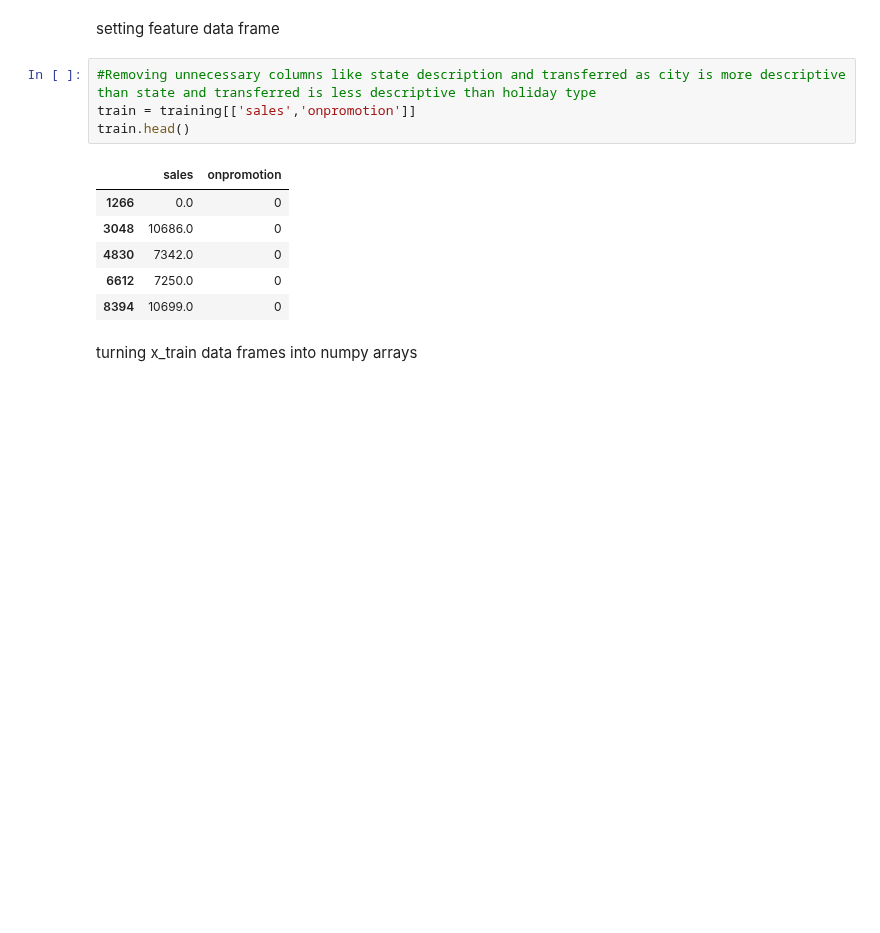
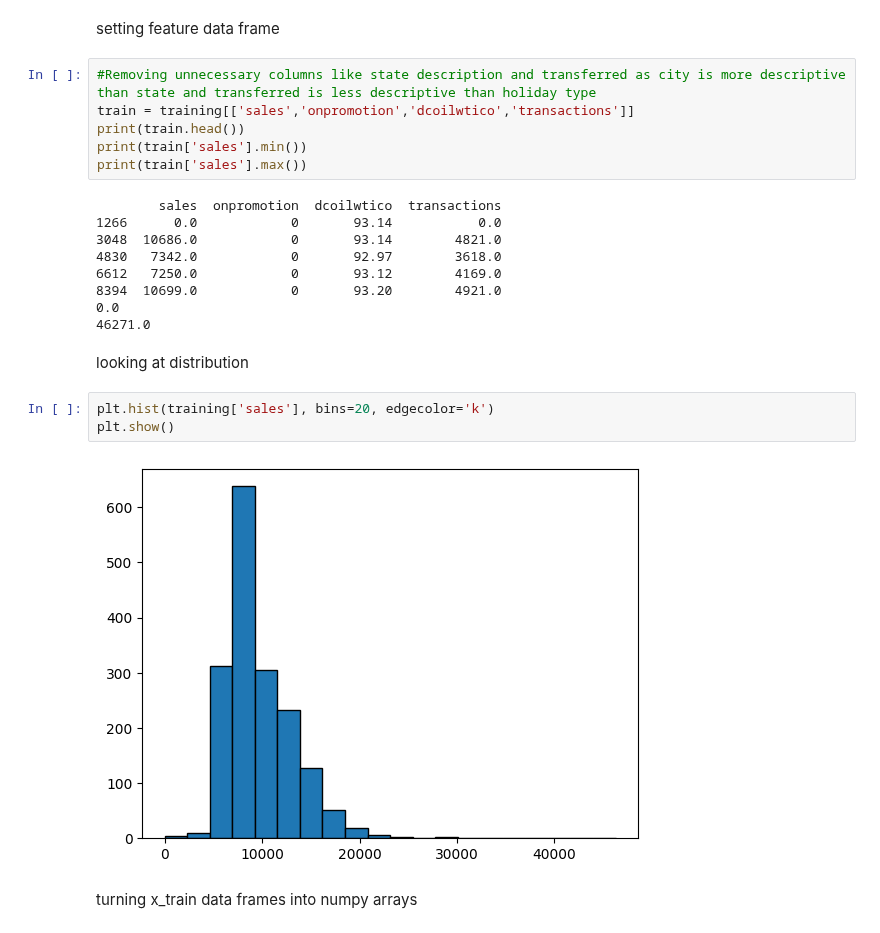
Before and after one commit to lieric90/Store-Sales, a Jupyter notebook: Store Sales Predictions/store_sale_predictions.ipynb, the cells around one changed output. Cells and saved outputs as stored; diff of their text form; blank space fills up the shorter version.

```diff
--- a/Store Sales Predictions/store_sale_predictions.ipynb
+++ b/Store Sales Predictions/store_sale_predictions.ipynb
@@ -392,15 +393,26 @@ training.head()
 setting feature data frame
 # %%
 #Removing unnecessary columns like state description and transferred as city is more descriptive than state and transferred is less descriptive than holiday type
-train = training[['sales','onpromotion']]
-train.head()
+train = training[['sales','onpromotion','dcoilwtico','transactions']]
+print(train.head())
+print(train['sales'].min())
+print(train['sales'].max())
 # %% [output]
-|  | sales | onpromotion |
-| 1266 | 0.0 | 0 |
-| 3048 | 10686.0 | 0 |
-| 4830 | 7342.0 | 0 |
-| 6612 | 7250.0 | 0 |
-| 8394 | 10699.0 | 0 |
+        sales  onpromotion  dcoilwtico  transactions
+1266      0.0            0       93.14           0.0
+3048  10686.0            0       93.14        4821.0
+4830   7342.0            0       92.97        3618.0
+6612   7250.0            0       93.12        4169.0
+8394  10699.0            0       93.20        4921.0
+0.0
+46271.0
+# %% [markdown]
+looking at distribution
+# %%
+plt.hist(training['sales'], bins=20, edgecolor='k')
+plt.show()
+# %% [output]
+[figure, added]
 # %% [markdown]
 turning x_train data frames into numpy arrays
 # %%
```
Also changed, not shown: parts of 10 cells of this notebook.
